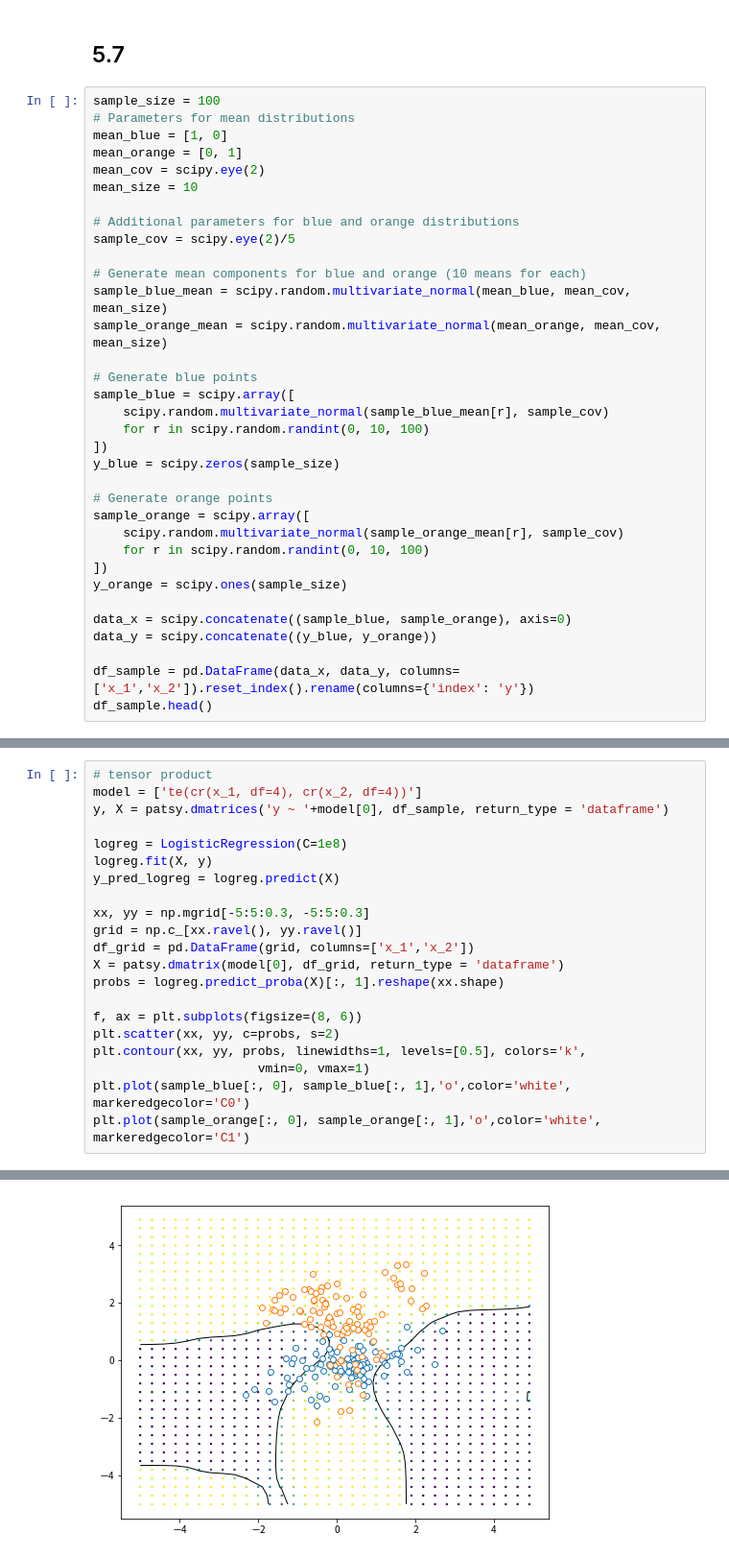
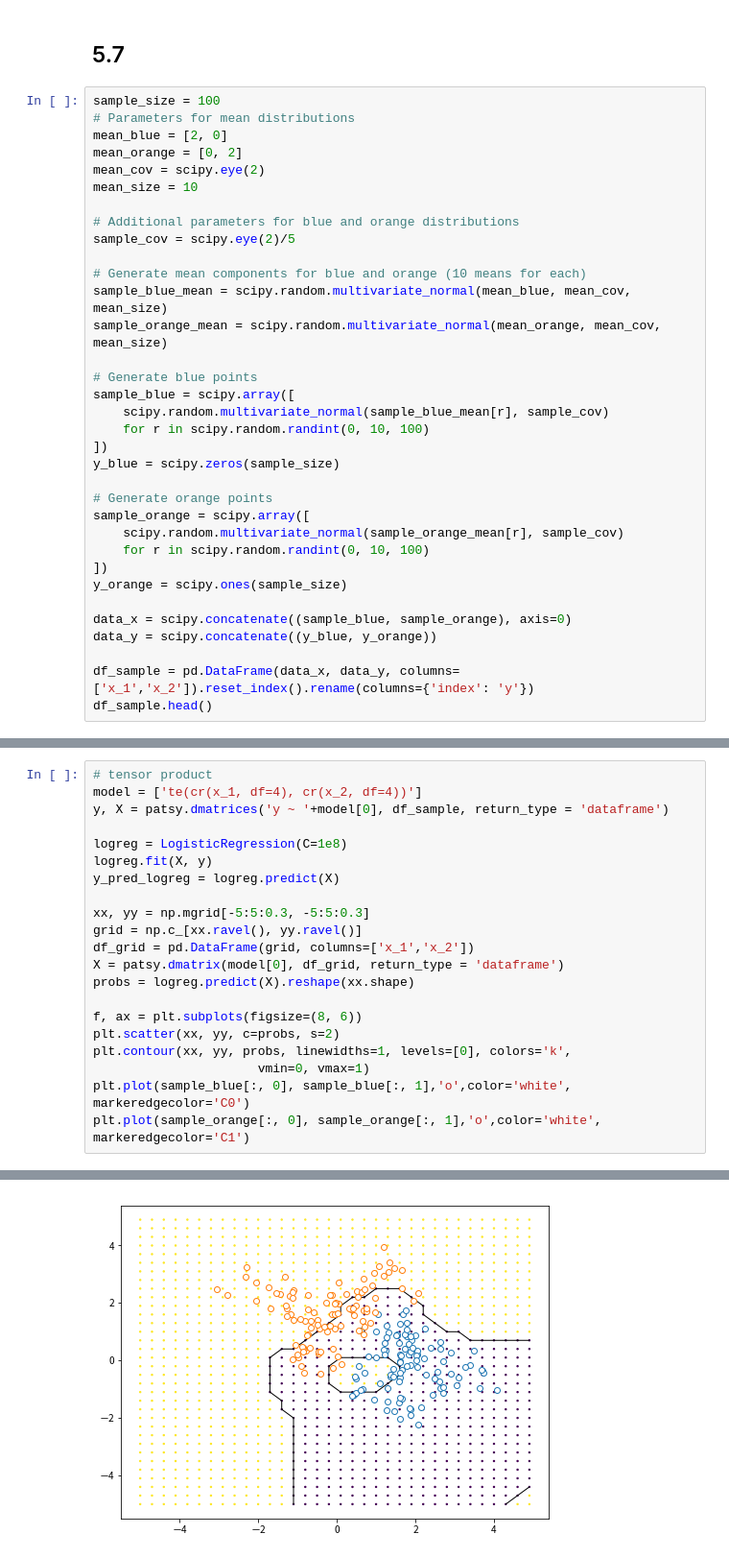
Before and after one commit to sorashido/esl-learn, a Jupyter notebook: chapter5.ipynb, the cells around one changed output, grey strips where cells are left out. Shown: that part at 96% size. Saved outputs shown, nothing was run; the diff lists cells and outputs as text.

```diff
--- a/chapter5.ipynb
+++ b/chapter5.ipynb
@@ -446,8 +446,8 @@ plt.scatter(x_fem, y_fem, c='C1', s=5)
 # %%
 sample_size = 100
 # Parameters for mean distributions
-mean_blue = [1, 0]
-mean_orange = [0, 1]
+mean_blue = [2, 0]
+mean_orange = [0, 2]
 mean_cov = scipy.eye(2)
 mean_size = 10
 
@@ -511,24 +511,24 @@ plt.plot(sample_orange[:, 0], sample_orange[:, 1],'o',color='white', markeredgec
 # %%
 # tensor product
 model = ['te(cr(x_1, df=4), cr(x_2, df=4))']
 y, X = patsy.dmatrices('y ~ '+model[0], df_sample, return_type = 'dataframe')
 
 logreg = LogisticRegression(C=1e8)
 logreg.fit(X, y)
 y_pred_logreg = logreg.predict(X)
 
 xx, yy = np.mgrid[-5:5:0.3, -5:5:0.3]
 grid = np.c_[xx.ravel(), yy.ravel()]
 df_grid = pd.DataFrame(grid, columns=['x_1','x_2'])
 X = patsy.dmatrix(model[0], df_grid, return_type = 'dataframe')
-probs = logreg.predict_proba(X)[:, 1].reshape(xx.shape)
+probs = logreg.predict(X).reshape(xx.shape)
 
 f, ax = plt.subplots(figsize=(8, 6))
 plt.scatter(xx, yy, c=probs, s=2)
-plt.contour(xx, yy, probs, linewidths=1, levels=[0.5], colors='k',
+plt.contour(xx, yy, probs, linewidths=1, levels=[0], colors='k',
                       vmin=0, vmax=1)
 plt.plot(sample_blue[:, 0], sample_blue[:, 1],'o',color='white', markeredgecolor='C0')
 plt.plot(sample_orange[:, 0], sample_orange[:, 1],'o',color='white', markeredgecolor='C1')
 # %% [output]
 [<matplotlib.lines.Line2D at 0x...>]
-[figure, old version]
+[figure, new version]
```
Also changed, not shown: parts of 5 cells of this notebook.
